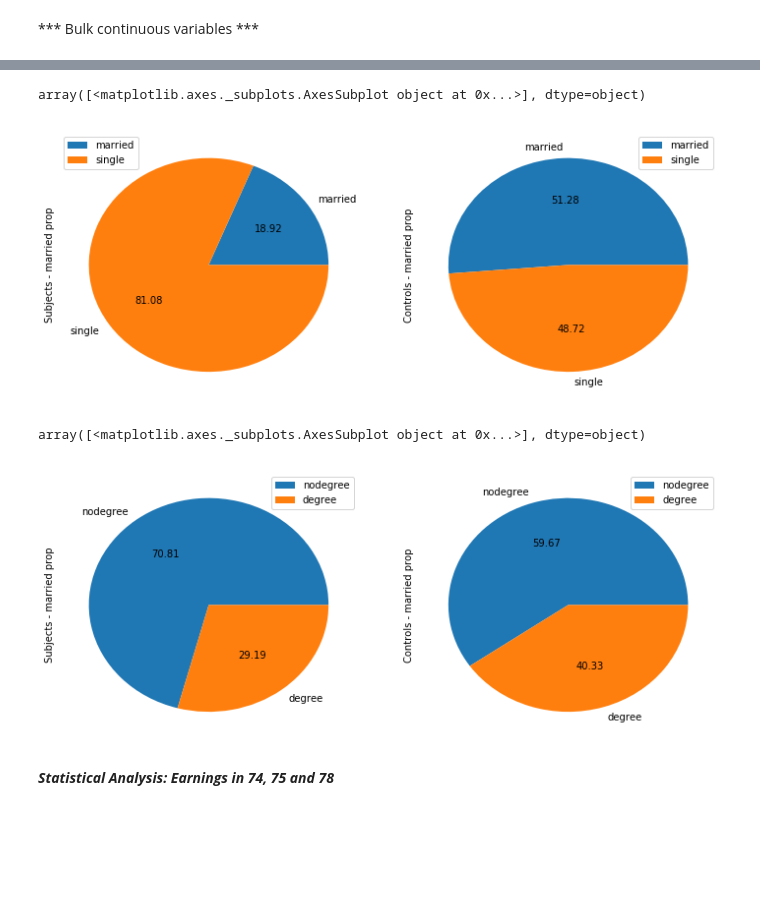
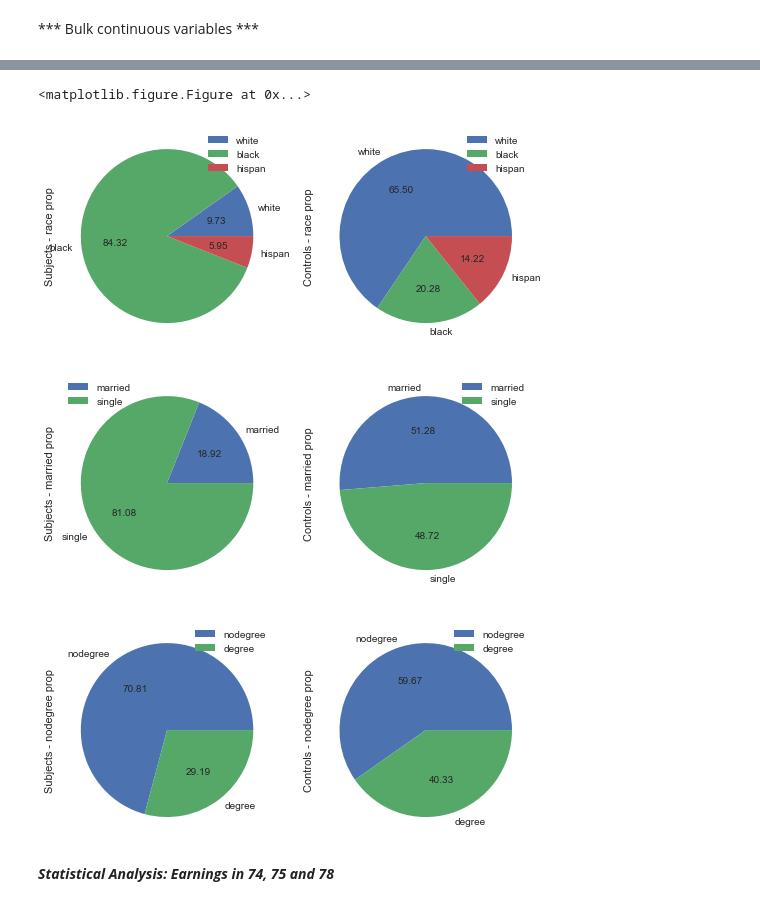
Before and after one commit to NicoBrun/ada2017, a Jupyter notebook: 04 - Applied ML/HW4.ipynb, the cells around one changed output, grey strips where cells are left out. Drawn from its saved outputs; the diff is of its cells as text; code cells hidden in the pictures; blank space fills up the shorter version.

```diff
--- a/04 - Applied ML/HW4.ipynb
+++ b/04 - Applied ML/HW4.ipynb
@@ -159,34 +201,38 @@ array([<matplotlib.axes._subplots.AxesSubplot object at 0x...>], dtype=object)
-# %%
-married_subjects = pd.DataFrame()
-married_controls = pd.DataFrame()
-
-married_subjects['Subjects - married prop'] = married_prop(subjects)
-married_controls['Controls - married prop'] = married_prop(controls)
-
-married_subjects.index = ['married','single']
-married_controls.index = ['married','single']
-
-fig, axes = plt.subplots(1, 2, figsize=(12,5));
-married_subjects.plot.pie(ax=axes[0],subplots=True,autopct='%.2f')
-married_controls.plot.pie(ax=axes[1],subplots=True,autopct='%.2f')
-# %% [output]
-array([<matplotlib.axes._subplots.AxesSubplot object at 0x...>], dtype=object)
-[figure, removed]
-# %%
-nodeg_subjects = pd.DataFrame()
-nodeg_controls = pd.DataFrame()
-
-nodeg_subjects['Subjects - married prop'] = nodegree_prop(subjects)
-nodeg_controls['Controls - married prop'] = nodegree_prop(controls)
-
-nodeg_subjects.index = ['nodegree','degree']
-nodeg_controls.index = ['nodegree','degree']
-
-fig, axes = plt.subplots(1, 2, figsize=(12,5));
-nodeg_subjects.plot.pie(ax=axes[0],subplots=True,autopct='%.2f')
-nodeg_controls.plot.pie(ax=axes[1],subplots=True,autopct='%.2f')
-# %% [output]
-array([<matplotlib.axes._subplots.AxesSubplot object at 0x...>], dtype=object)
-[figure, removed]
+# %%
+'''Define a function for porportions display'''
+
+def cathegories_props(subjects, controls):
+
+    # race proportion
+    race_props = pd.DataFrame(index = ['white','black','hispan'])
+
+    race_props['Subjects - race prop'] = race_prop(subjects)
+    race_props['Controls - race prop'] = race_prop(controls)
+
+    # married proportion
+    married_props = pd.DataFrame(index = ['married','single'])
+
+    married_props['Subjects - married prop'] = married_prop(subjects)
+    married_props['Controls - married prop'] = married_prop(controls)
+
+    # no degree proportions
+    nodeg_props = pd.DataFrame(index = ['nodegree','degree'])
+
+    nodeg_props['Subjects - nodegree prop'] = nodegree_prop(subjects)
+    nodeg_props['Controls - nodegree prop'] = nodegree_prop(controls)
+
+    plt.figure(1)
+    race_props.plot.pie(autopct='%.2f',figsize=(8.5,4),subplots=True)
+    plt.figure(2)
+    married_props.plot.pie(autopct='%.2f',figsize=(8.5,4),subplots=True)
+    plt.figure(3)
+    nodeg_props.plot.pie(autopct='%.2f',figsize=(8.5,4),subplots=True)
+# %%
+cathegories_props(subjects, controls)
+# %% [output]
+<matplotlib.figure.Figure at 0x...>
+[figure, added]
+[figure, added]
+[figure, added]
 # %% [markdown]
 ***Statistical Analysis: Earnings in 74, 75 and 78***
```
Also changed, not shown: parts of 55 cells of this notebook.
